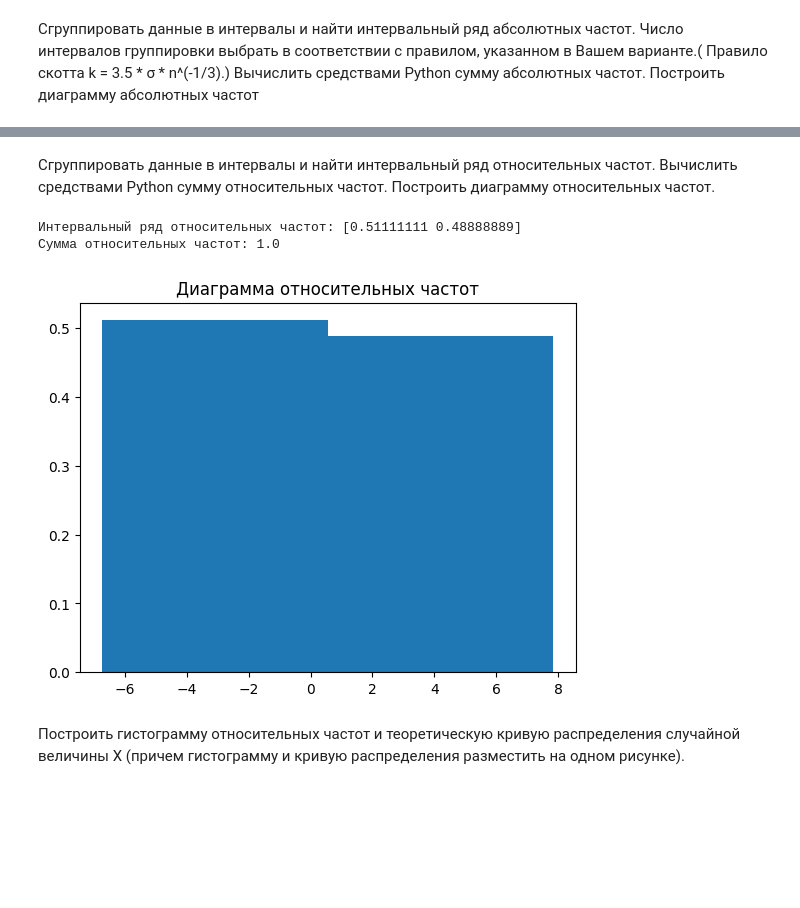
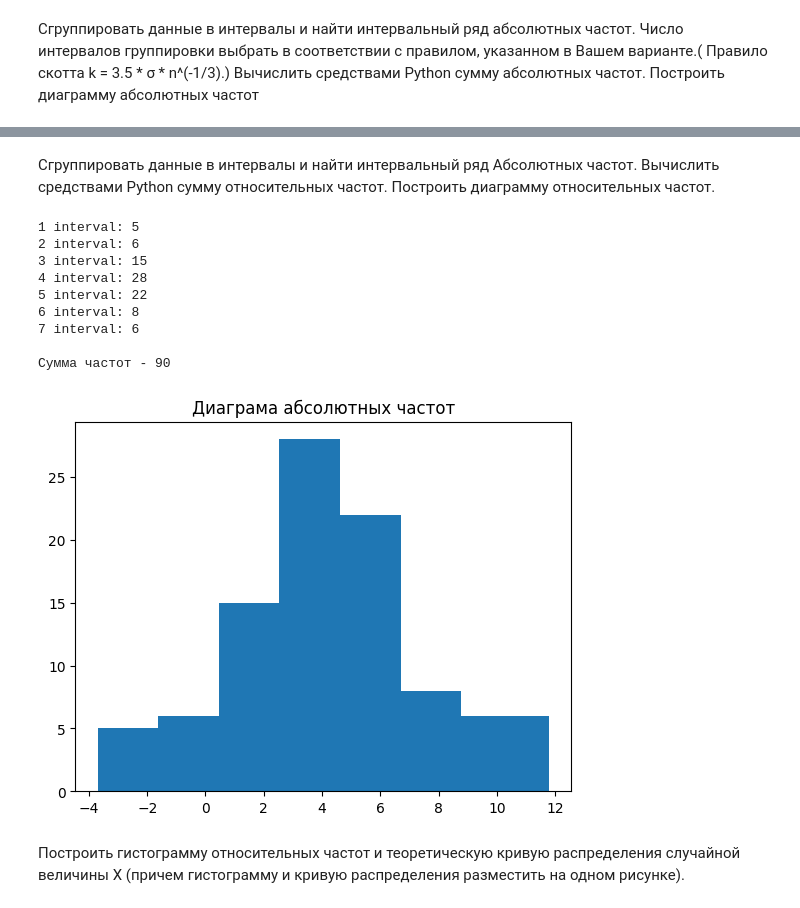
Before and after one commit to kingtuler1454/mat_stat1, a Jupyter notebook: tmp.ipynb, the cells around one changed output, grey strips where cells are left out. Cells and saved outputs as stored; diff of their text form; code cells hidden in the pictures; blank space fills up the shorter version.

```diff
--- a/tmp.ipynb
+++ b/tmp.ipynb
@@ -78,0 +61,12 @@ hist,sum_freq,bins=group_data_and_absolute(X)
+# %%
+def get_intervals(sample,n):
+    n_intervals =1 + 3.3 * math.log10(n)
+    h = (sample.max()-sample.min())/n_intervals
+    print(f"Количество интервалов: {n_intervals}\nДлина интервала: {h}\nМаксимальный: {sample.max()}\nМинимальный элемент: {sample.min()} ")
+    intervals = []
+    for i in range(0, int(n_intervals)):
+        print(f'{i+1} interval: {sample.min()+i*h} - {sample.min()+(i+1)*h}')
+        intervals.append(sample.min()+i*h)
+    intervals.append(sample.min()+n_intervals*h)
+    return intervals,h,n_intervals
+intervals,h,n_intervals=get_intervals(X,n_points)
@@ -79,24 +85,35 @@ hist,sum_freq,bins=group_data_and_absolute(X)
 # %% [markdown]
-Сгруппировать данные в интервалы и найти интервальный ряд относительных частот. Вычислить средствами Python сумму относительных частот. Построить диаграмму относительных частот.
+Сгруппировать данные в интервалы и найти интервальный ряд Абсолютных частот. Вычислить средствами Python сумму относительных частот. Построить диаграмму относительных частот.
-# %%
-def  group_data_and_relative(X,hist,sum_freq,bins):
-    # группировка данных в интервалы и нахождение интервального ряда относительных частот
-    rel_freq = hist / sum_freq # относительные частоты
-    print("Интервальный ряд относительных частот:", rel_freq)
-
-    # вычисление суммы относительных частот
-    sum_rel_freq = sum(rel_freq)
-    print("Сумма относительных частот:", sum_rel_freq)
-
-    # построение диаграммы относительных частот
-    plt.bar(bins[:-1], rel_freq, width=(bins[1]-bins[0]))
-    plt.title("Диаграмма относительных частот")
-    plt.show()
-
-group_data_and_relative(X,hist,sum_freq,bins)
-# %% [output]
-Интервальный ряд относительных частот: [0.51111111 0.48888889]
-Сумма относительных частот: 1.0
-[figure, removed]
+# %%
+def absolute_frequency(X,intervals):
+    frequency = []
+    arraySort = list(X)
+    arraySort.sort()
+    for i in range(0, len(intervals)-1):
+        frequency.append(0)
+        for j in arraySort:
+            if j >= intervals[i] and j <= intervals[i+1]:
+                frequency[i] += 1
+    for i in range(0, len(frequency)):
+        print(f'{i+1} interval: {frequency[i]}')
+    frequency = np.array(frequency)
+
+    print(f'\nСумма частот - {(frequency).sum()}')
+    plt.title("Диаграма абсолютных частот")
+    plt.stairs(frequency, intervals, fill=True)
+    return frequency
+
+frequency=absolute_frequency(X,intervals)
+# %% [output]
+1 interval: 5
+2 interval: 6
+3 interval: 15
+4 interval: 28
+5 interval: 22
+6 interval: 8
+7 interval: 6
+
+Сумма частот - 90
+[figure, added]
 # %% [markdown]
 Построить гистограмму относительных частот и теоретическую кривую распределения случайной величины X (причем гистограмму и кривую распределения разместить на одном рисунке).
```
Also changed, not shown: parts of 29 cells of this notebook, 2 other files.
